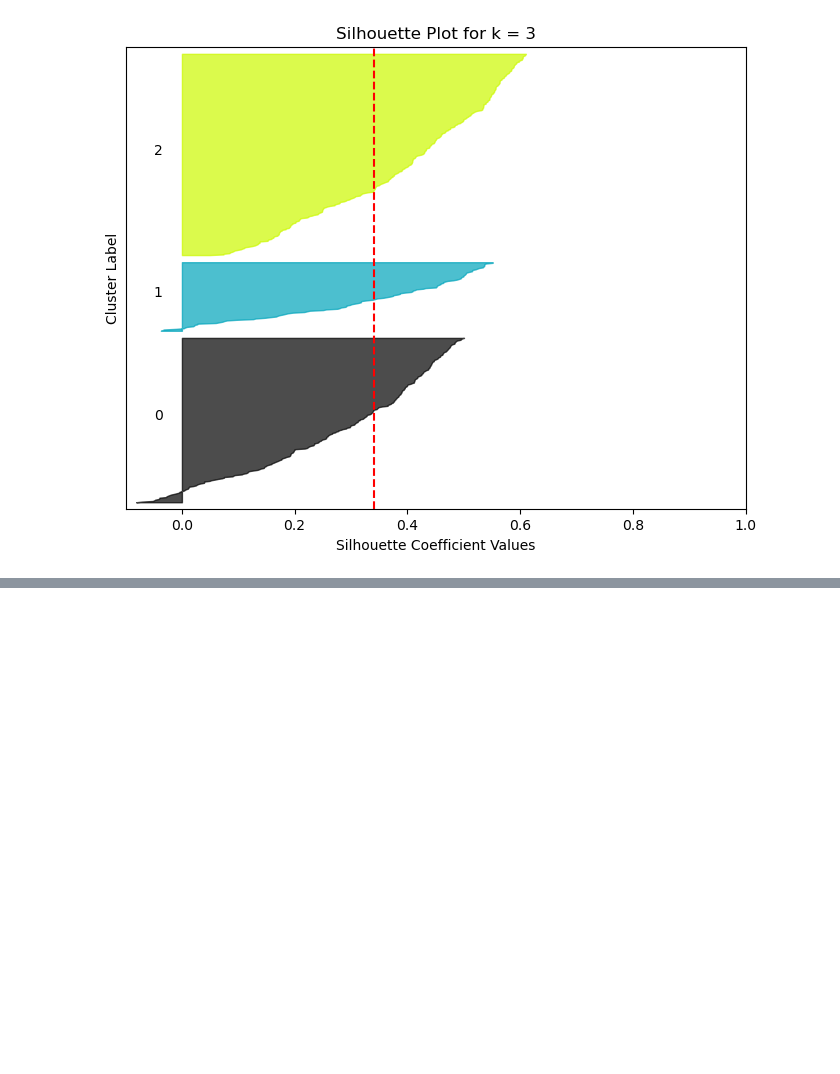
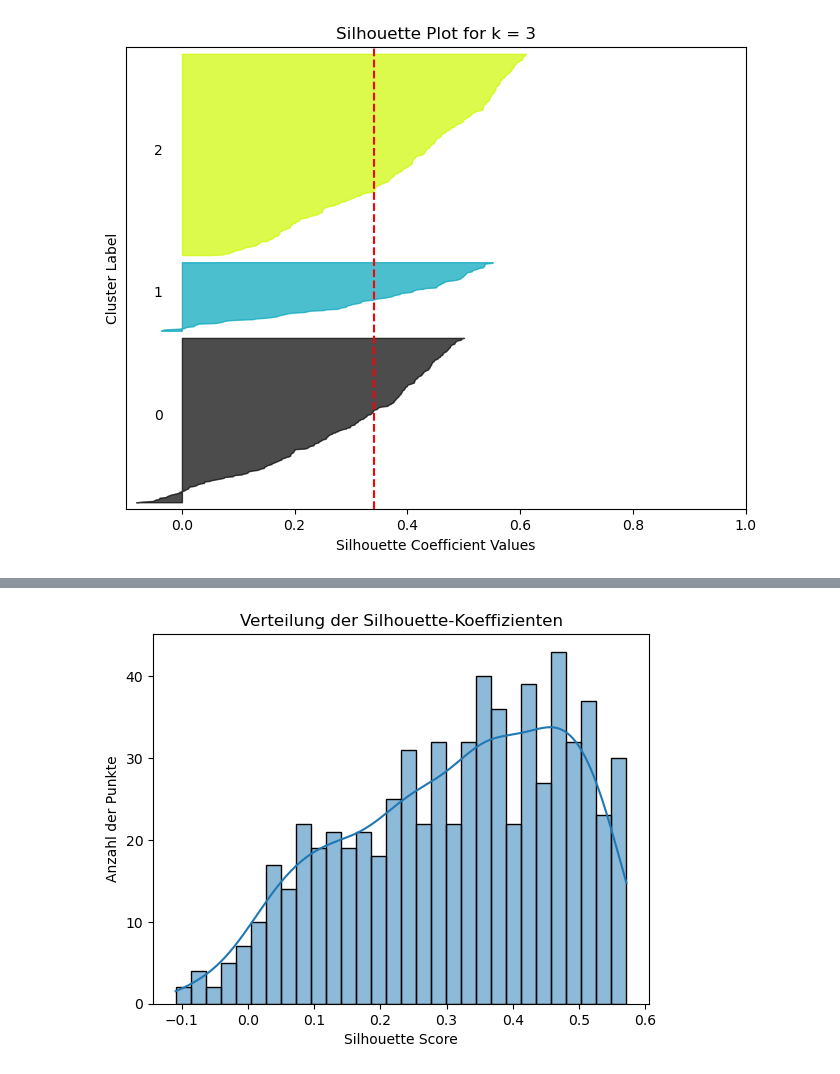
Before and after one commit to feizicodes/E-Commerce, a Jupyter notebook: clustering.ipynb, the cells around one changed output, grey strips where cells are left out. Saved outputs shown, nothing was run; the diff lists cells and outputs as text; code cells hidden in the pictures; blank space fills up the shorter version.

```diff
--- a/clustering.ipynb
+++ b/clustering.ipynb
@@ -234,0 +290,12 @@ plt.show()
+# %%
+import seaborn as sns
+import matplotlib.pyplot as plt
+
+# Histogramm der Silhouette-Werte
+sns.histplot(sample_silhouette_values, bins=30, kde=True)
+plt.title("Verteilung der Silhouette-Koeffizienten")
+plt.xlabel("Silhouette Score")
+plt.ylabel("Anzahl der Punkte")
+plt.show()
+# %% [output]
+[figure, added]
```
Also changed, not shown: parts of 1 cell of this notebook.
